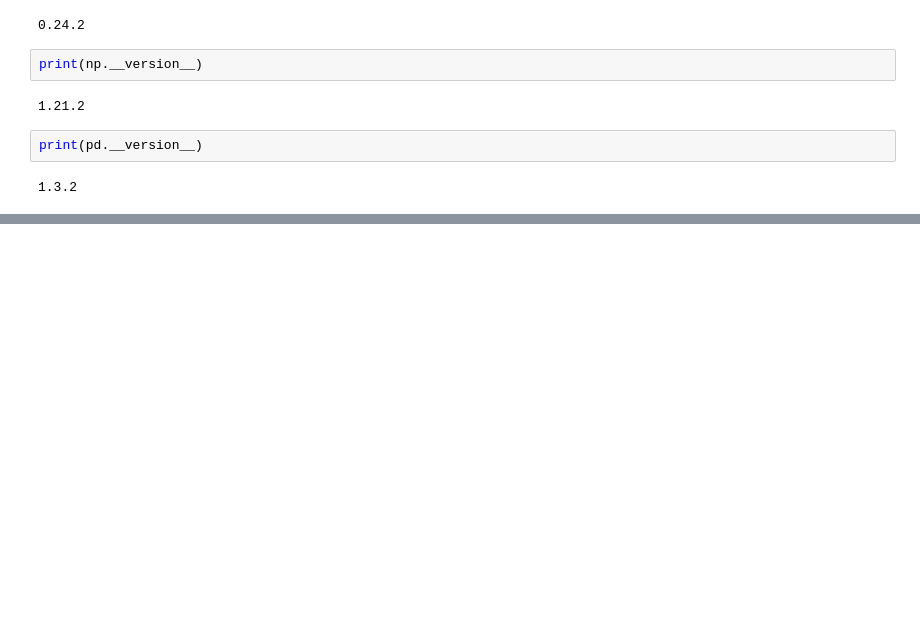
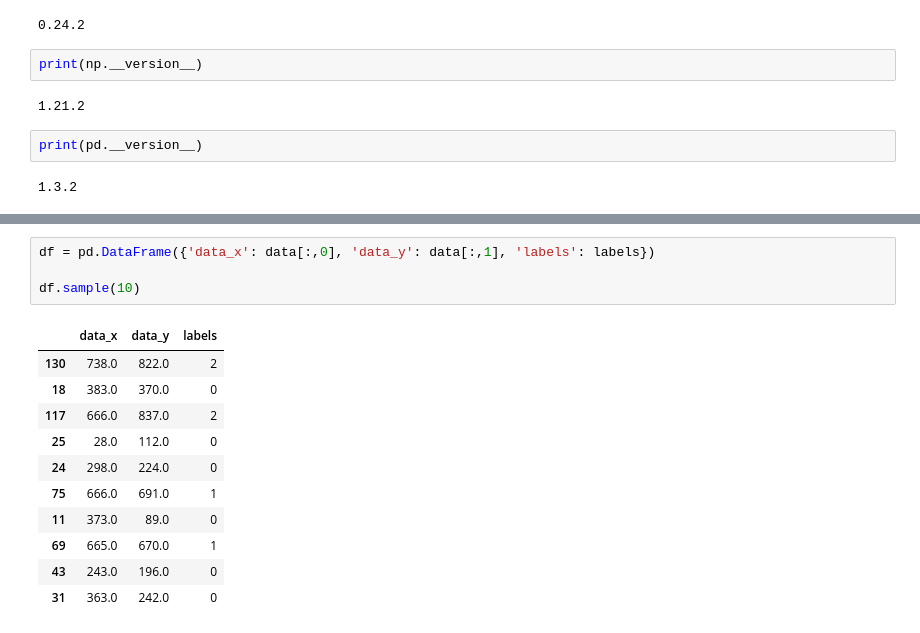
Before and after one commit to Arjunkalidas/data-scientifico, a Jupyter notebook: SimpleKMeansClustering_RandomData.ipynb, the cells around one changed output, grey strips where cells are left out. Cells and saved outputs as stored; diff of their text form; blank space fills up the shorter version.

```diff
--- a/SimpleKMeansClustering_RandomData.ipynb
+++ b/SimpleKMeansClustering_RandomData.ipynb
@@ -26,0 +65,16 @@ print(pd.__version__)
+# %%
+df = pd.DataFrame({'data_x': data[:,0], 'data_y': data[:,1], 'labels': labels})
+
+df.sample(10)
+# %% [output]
+|  | data_x | data_y | labels |
+| 130 | 738.0 | 822.0 | 2 |
+| 18 | 383.0 | 370.0 | 0 |
+| 117 | 666.0 | 837.0 | 2 |
+| 25 | 28.0 | 112.0 | 0 |
+| 24 | 298.0 | 224.0 | 0 |
+| 75 | 666.0 | 691.0 | 1 |
+| 11 | 373.0 | 89.0 | 0 |
+| 69 | 665.0 | 670.0 | 1 |
+| 43 | 243.0 | 196.0 | 0 |
+| 31 | 363.0 | 242.0 | 0 |
```
Also changed, not shown: parts of 11 cells of this notebook.
